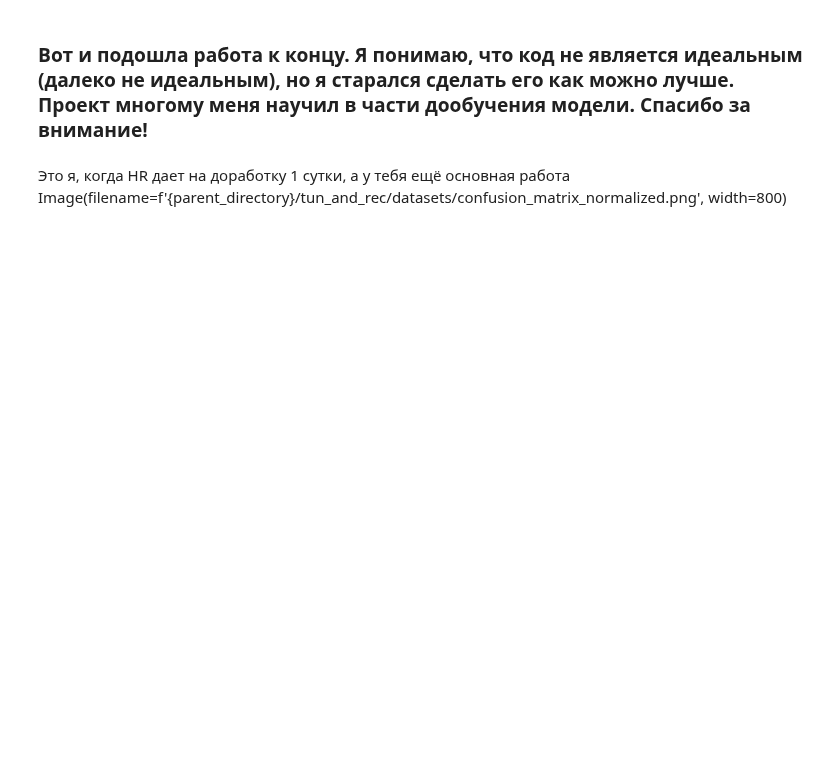
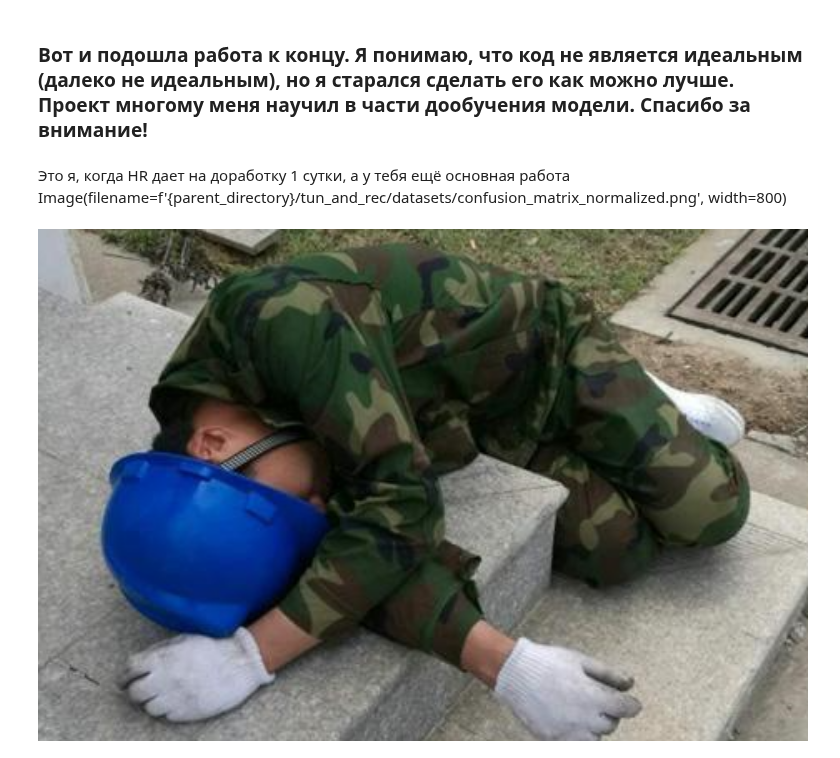
Before and after one commit to ekpog200/Detecting_and_rendering_people_2.0, a Jupyter notebook: tun_and_rec/detection.ipynb, the cells around one changed output. Saved outputs shown, nothing was run; the diff lists cells and outputs as text; code cells hidden in the pictures; blank space fills up the shorter version.

```diff
--- a/tun_and_rec/detection.ipynb
+++ b/tun_and_rec/detection.ipynb
@@ -131,3 +132,7 @@ Speed: 3.0ms preprocess, 20.0ms inference, 2.0ms postprocess per image at shape
 # %% [markdown]
 Это я, когда HR дает на доработку 1 сутки, а у тебя ещё основная работа
 Image(filename=f'{parent_directory}/tun_and_rec/datasets/confusion_matrix_normalized.png', width=800)
+# %%
+Image(filename=f'D:/Detecting_and_rendering_people_2.0/tun_and_rec/datasets/111.png', width=800)
+# %% [output]
+[figure, added]
```
Also changed, not shown: parts of 2 cells of this notebook.
